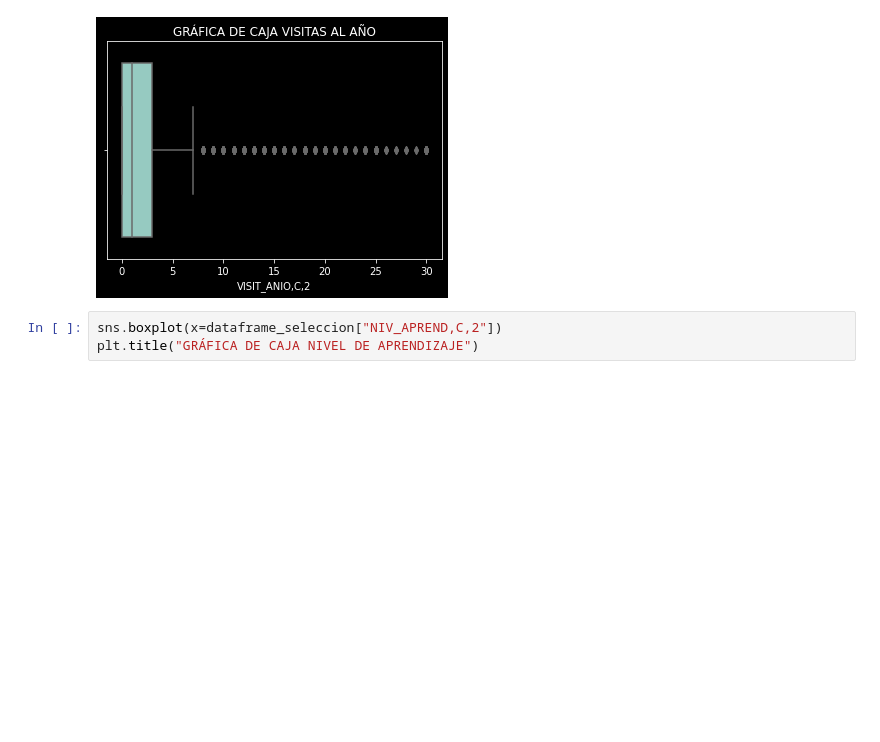
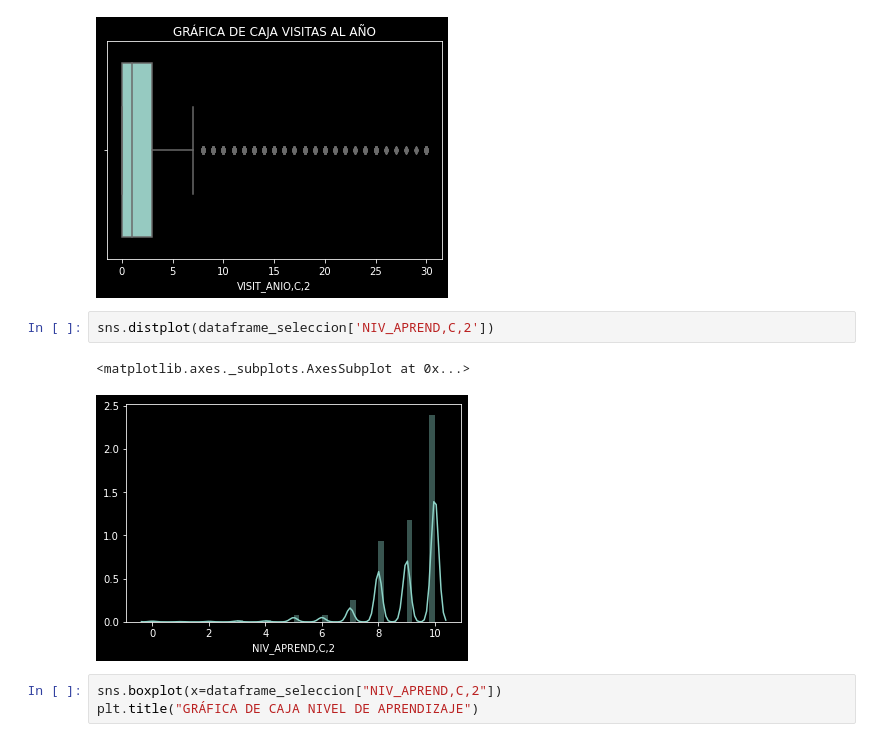
Before and after one commit to BrandonIslas/Proyecto1_Mineria_Datos, a Jupyter notebook: Reporte_Limpieza.ipynb, the cells around one changed output. Cells and saved outputs as stored; diff of their text form; blank space fills up the shorter version.

```diff
--- a/Reporte_Limpieza.ipynb
+++ b/Reporte_Limpieza.ipynb
@@ -164,6 +175,11 @@ plt.title("GRÁFICA DE CAJA VISITAS AL AÑO")
 # %% [output]
 Text(0.5, 1.0, 'GRÁFICA DE CAJA VISITAS AL AÑO')
 [figure]
+# %%
+sns.distplot(dataframe_seleccion['NIV_APREND,C,2'])
+# %% [output]
+<matplotlib.axes._subplots.AxesSubplot at 0x...>
+[figure, added]
 # %%
 sns.boxplot(x=dataframe_seleccion["NIV_APREND,C,2"])
 plt.title("GRÁFICA DE CAJA NIVEL DE APRENDIZAJE")
```
Also changed, not shown: parts of 7 cells of this notebook, 2 other files.
